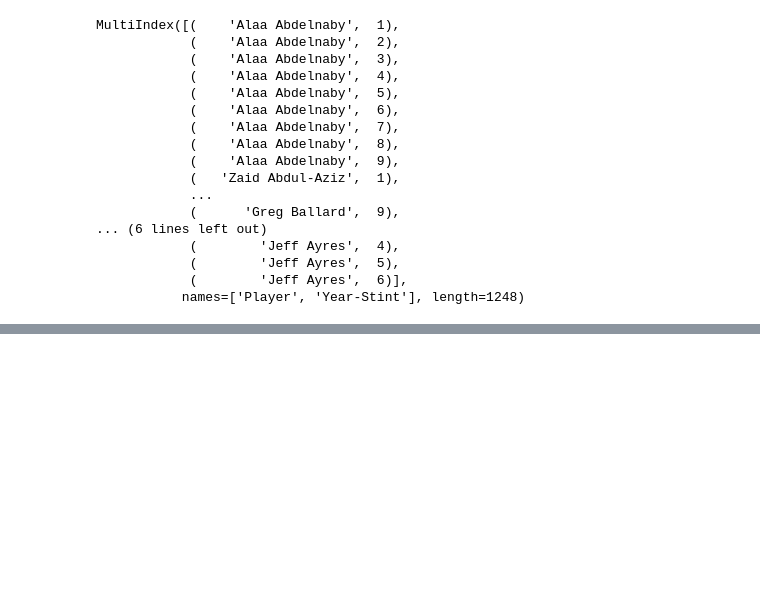
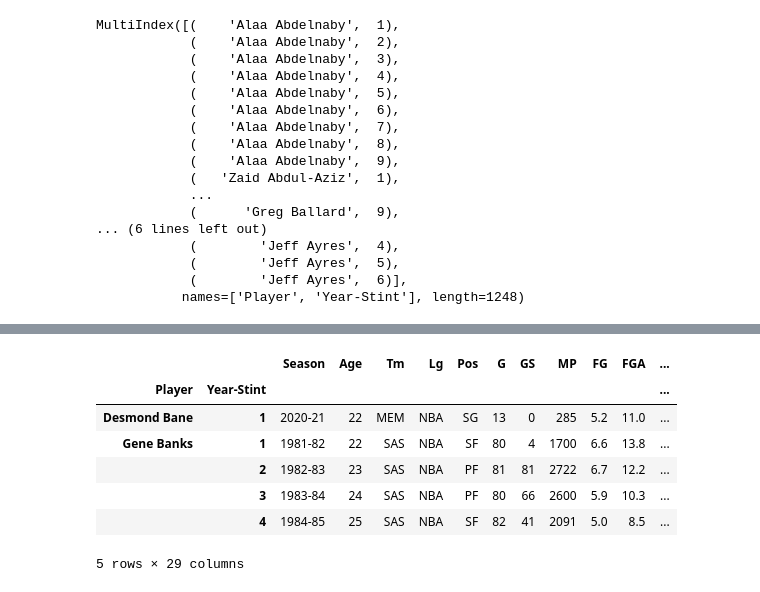
Before and after one commit to samhld/nba_stats, a Jupyter notebook: scratchpads/persist_data.ipynb, the cells around one changed output, grey strips where cells are left out. Drawn from its saved outputs; the diff is of its cells as text; code cells hidden in the pictures; blank space fills up the shorter version.

```diff
--- a/scratchpads/persist_data.ipynb
+++ b/scratchpads/persist_data.ipynb
@@ -177,3 +186,3 @@ urls[:5]
 # %%
-seg1 = slice(510,515)
-builders.create_all_player_stats_df(segment=seg1)
+seg =  slice(201,401)
+second_200 = builders.create_all_player_stats_df(segment=seg)
@@ -179,0 +207,11 @@ builders.create_all_player_stats_df(segment=seg1)
+# %%
+second_200.head()
+# %% [output]
+|  |  | Season | Age | Tm | Lg | Pos | G | GS | MP | FG | FGA | ... |
+| Player | Year-Stint |  |  |  |  |  |  |  |  |  |  | ... |
+| Desmond Bane | 1 | 2020-21 | 22 | MEM | NBA | SG | 13 | 0 | 285 | 5.2 | 11.0 | ... |
+| Gene Banks | 1 | 1981-82 | 22 | SAS | NBA | SF | 80 | 4 | 1700 | 6.6 | 13.8 | ... |
+|  | 2 | 1982-83 | 23 | SAS | NBA | PF | 81 | 81 | 2722 | 6.7 | 12.2 | ... |
+|  | 3 | 1983-84 | 24 | SAS | NBA | PF | 80 | 66 | 2600 | 5.9 | 10.3 | ... |
+|  | 4 | 1984-85 | 25 | SAS | NBA | SF | 82 | 41 | 2091 | 5.0 | 8.5 | ... |
+5 rows × 29 columns
```
Also changed, not shown: parts of 20 cells of this notebook, 6 other files.
